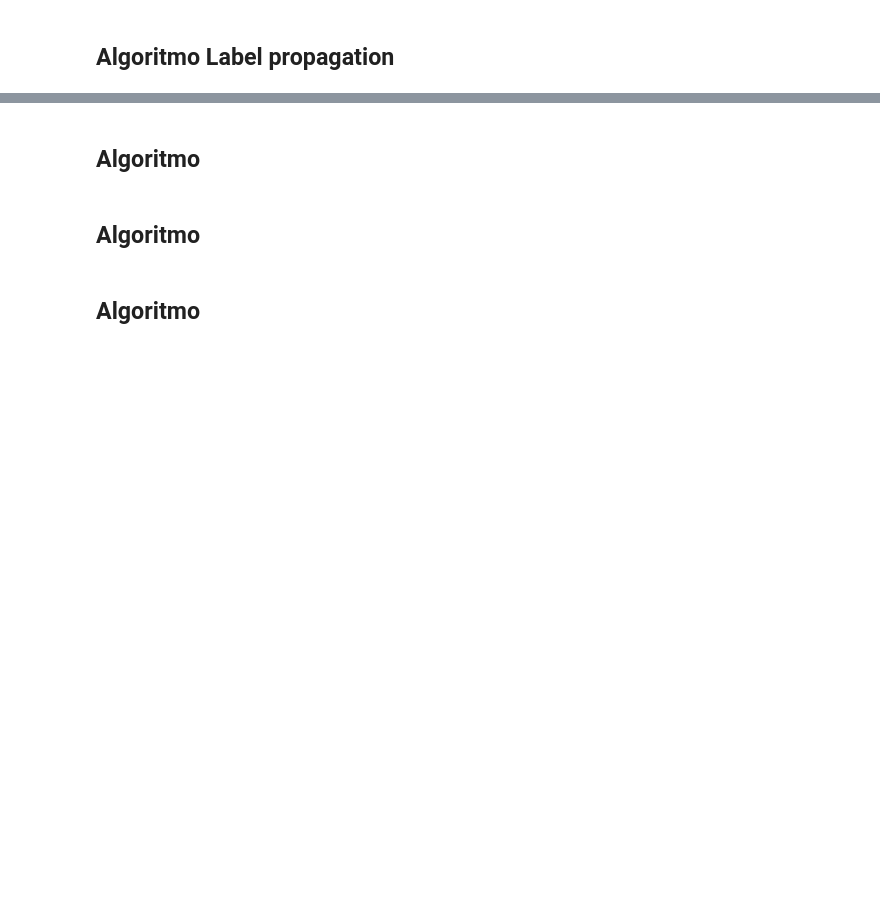
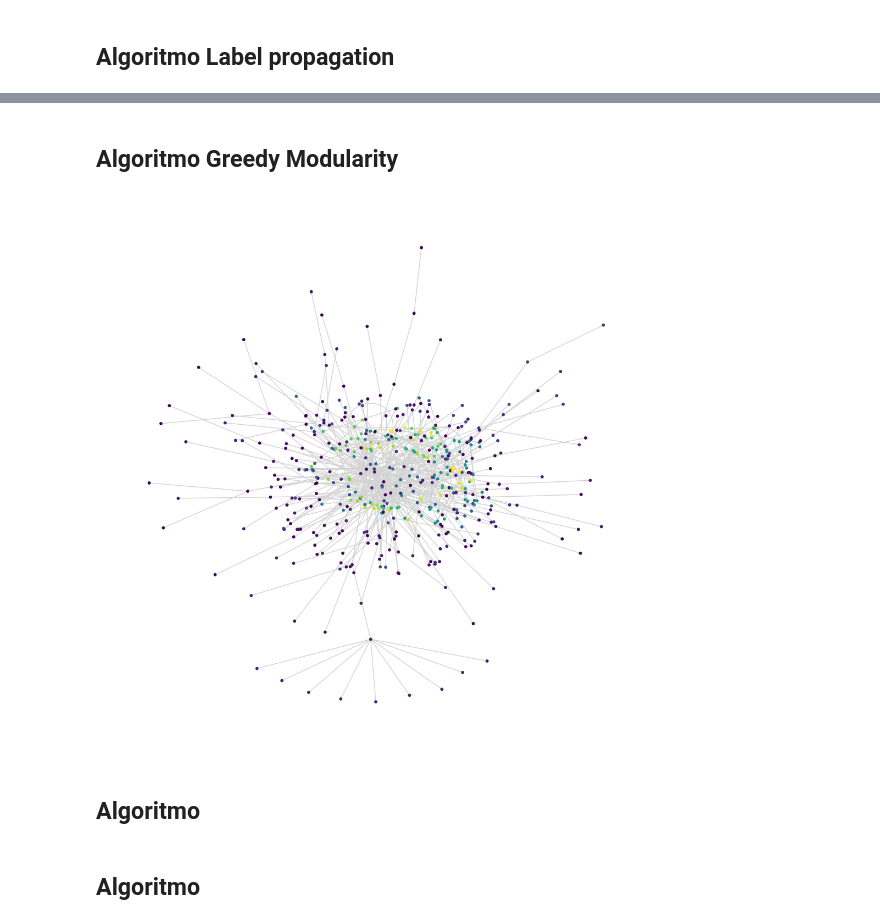
Before and after one commit to oapatinop/Anlytics_redes_sociales, a Jupyter notebook: Entrega - Fase 2.ipynb, the cells around one changed output, grey strips where cells are left out. Saved outputs shown, nothing was run; the diff lists cells and outputs as text; code cells hidden in the pictures; blank space fills up the shorter version.

Commit message:
Inclusión Algoritmo Greedy Modularity
Inclusión Algoritmo Greedy Modularity

```diff
--- a/Entrega - Fase 2.ipynb
+++ b/Entrega - Fase 2.ipynb
@@ -216,10 +216,11 @@ def comunidades(G,opcion):
             R.nodes[nodo]['Comunidad']=values[i]
             i+=1
     if opcion == 3:
+        R=G
         im = infomap.Infomap("--two-level --directed")
         # Agrego arcos
-        for edge in R.edges():
-            im.addLink(*edge)
+        for e in R.edges():
+            im.addLink(*e)
         # Ejecutar
         im.run()
         # Obtengo el diccionario con las comunidades
@@ -248,6 +249,22 @@ def comunidades(G,opcion):
             R.nodes[nodo]['Comunidad']=partition3.get(nodo)
 
 
+    if opcion==5:
+            # Transformar de red dirigida a no dirigida (print(G.is_directed()))
+            R=nx.to_undirected(G)
+            # Correr el algoritmo
+            partition = nx.algorithms.community.greedy_modularity_communities(R)
+            diccionario={}
+            nom_comunidad=0
+            for comunidad in partition:
+                for nodo in comunidad:
+                    diccionario[nodo]=nom_comunidad
+                nom_comunidad=nom_comunidad+1
+            for nodo in R.nodes:
+                R.nodes[nodo]['Comunidad']=diccionario.get(nodo)
+
+
+
     return R
 # %%
 def graficar_red(R):
@@ -302,5 +319,11 @@ graficar_red(Z)
 # %% [markdown]
-## Algoritmo
+## Algoritmo Greedy Modularity
+# %%
+X = comunidades(G,5)
+# %%
+graficar_red(X)
+# %% [output]
+[figure, added]
 # %% [markdown]
 ## Algoritmo
 # %% [markdown]
```
Also changed, not shown: parts of 10 cells of this notebook.
